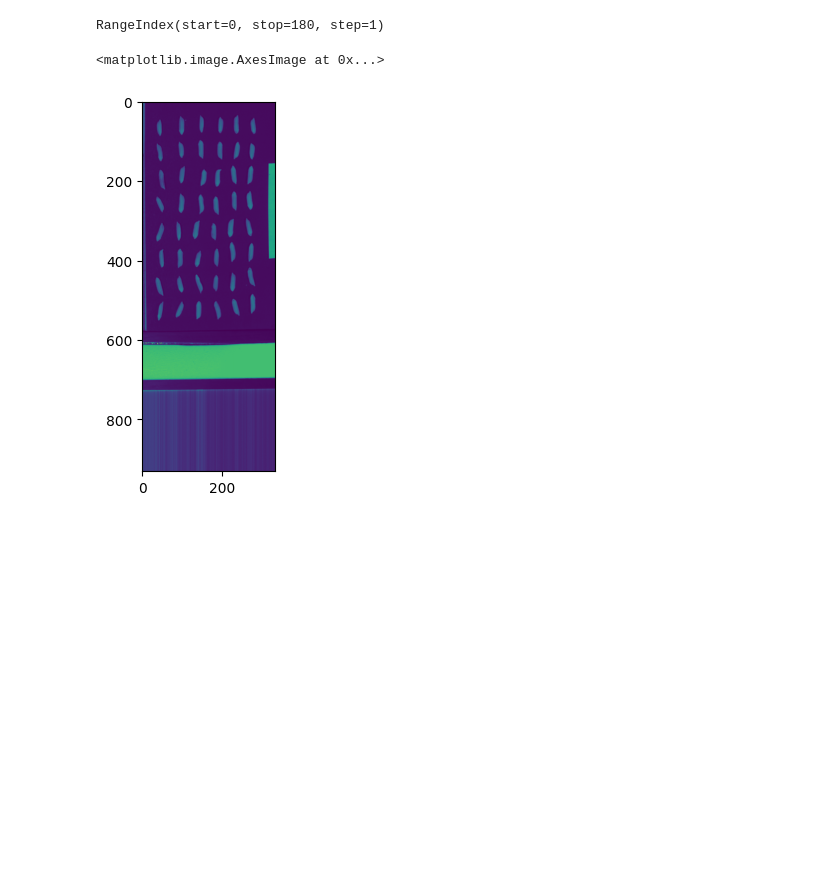
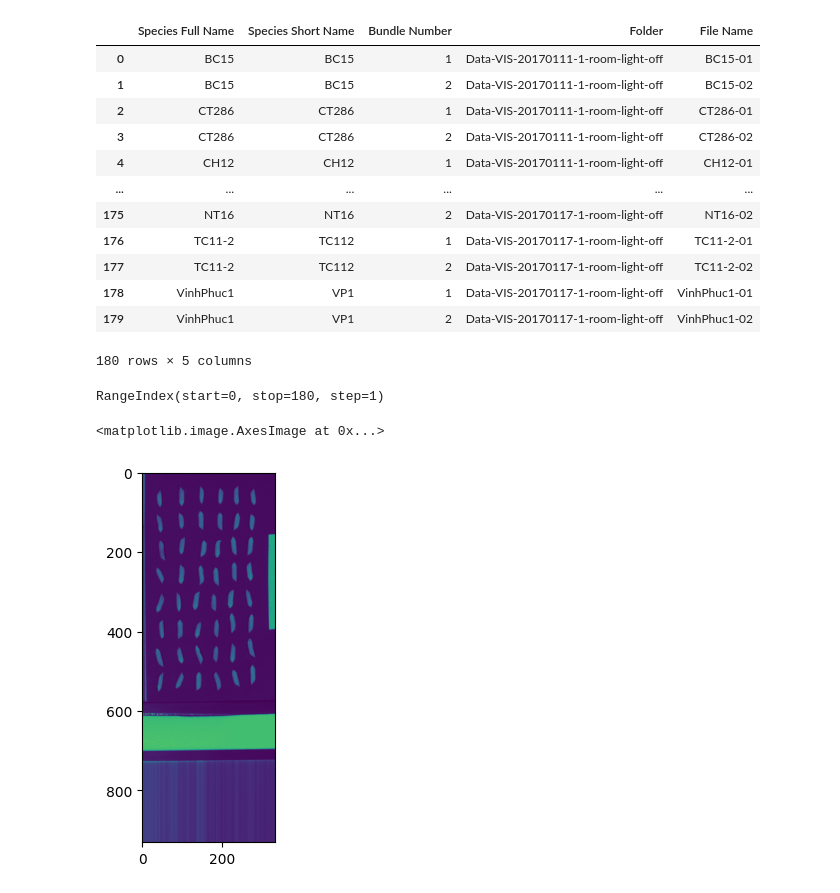
Before and after one commit to athenacon/TeamB-rice-hsi-hackathon-2025, a Jupyter notebook: 02--segment-kernels.ipynb, the cells around one changed output. Drawn from its saved outputs; the diff is of its cells as text; code cells hidden in the pictures; blank space fills up the shorter version.

```diff
--- a/02--segment-kernels.ipynb
+++ b/02--segment-kernels.ipynb
@@ -9,6 +9,22 @@ import pandas as pd
 from helpers import *
 # %%
 df = HSIDataSetDataFrame(pd.read_csv(DATA_DIR / "index.csv"))
+# %%
+df
+# %% [output]
+|  | Species Full Name | Species Short Name | Bundle Number | Folder | File Name |
+| 0 | BC15 | BC15 | 1 | Data-VIS-20170111-1-room-light-off | BC15-01 |
+| 1 | BC15 | BC15 | 2 | Data-VIS-20170111-1-room-light-off | BC15-02 |
+| 2 | CT286 | CT286 | 1 | Data-VIS-20170111-1-room-light-off | CT286-01 |
+| 3 | CT286 | CT286 | 2 | Data-VIS-20170111-1-room-light-off | CT286-02 |
+| 4 | CH12 | CH12 | 1 | Data-VIS-20170111-1-room-light-off | CH12-01 |
+| ... | ... | ... | ... | ... | ... |
+| 175 | NT16 | NT16 | 2 | Data-VIS-20170117-1-room-light-off | NT16-02 |
+| 176 | TC11-2 | TC112 | 1 | Data-VIS-20170117-1-room-light-off | TC11-2-01 |
+| 177 | TC11-2 | TC112 | 2 | Data-VIS-20170117-1-room-light-off | TC11-2-02 |
+| 178 | VinhPhuc1 | VP1 | 1 | Data-VIS-20170117-1-room-light-off | VinhPhuc1-01 |
+| 179 | VinhPhuc1 | VP1 | 2 | Data-VIS-20170117-1-room-light-off | VinhPhuc1-02 |
+180 rows × 5 columns
 # %%
 df.index
 # %% [output]
```
Also changed, not shown: parts of 1 cell of this notebook, 2 other files.
